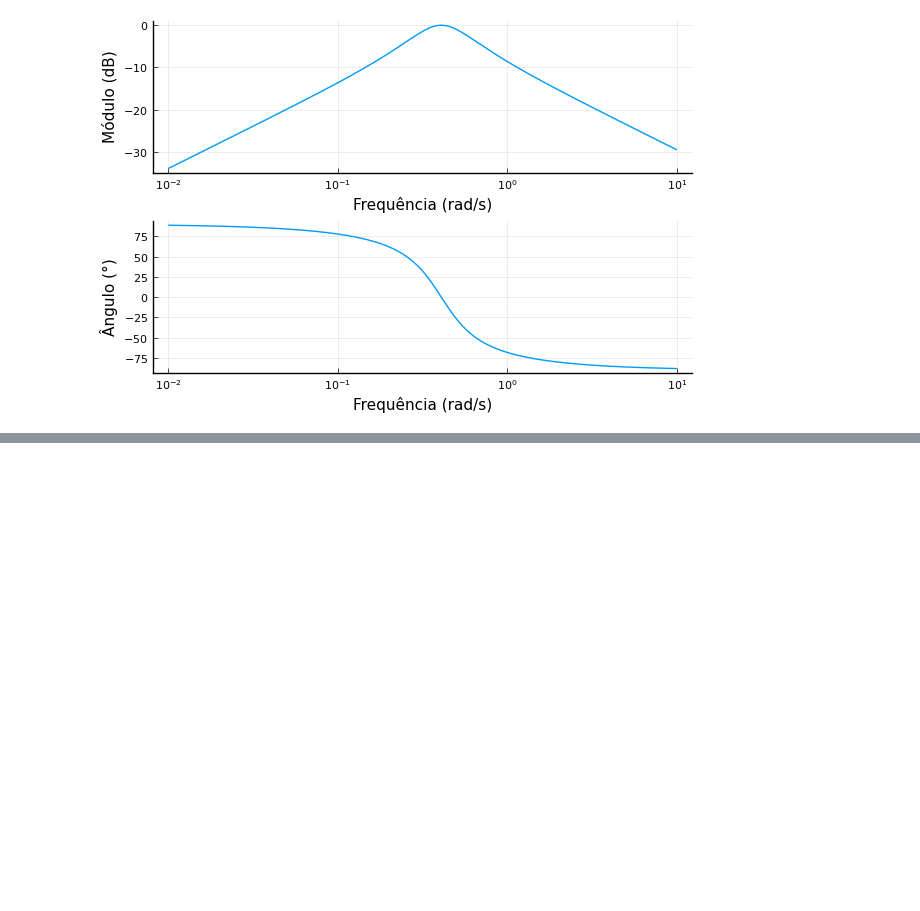
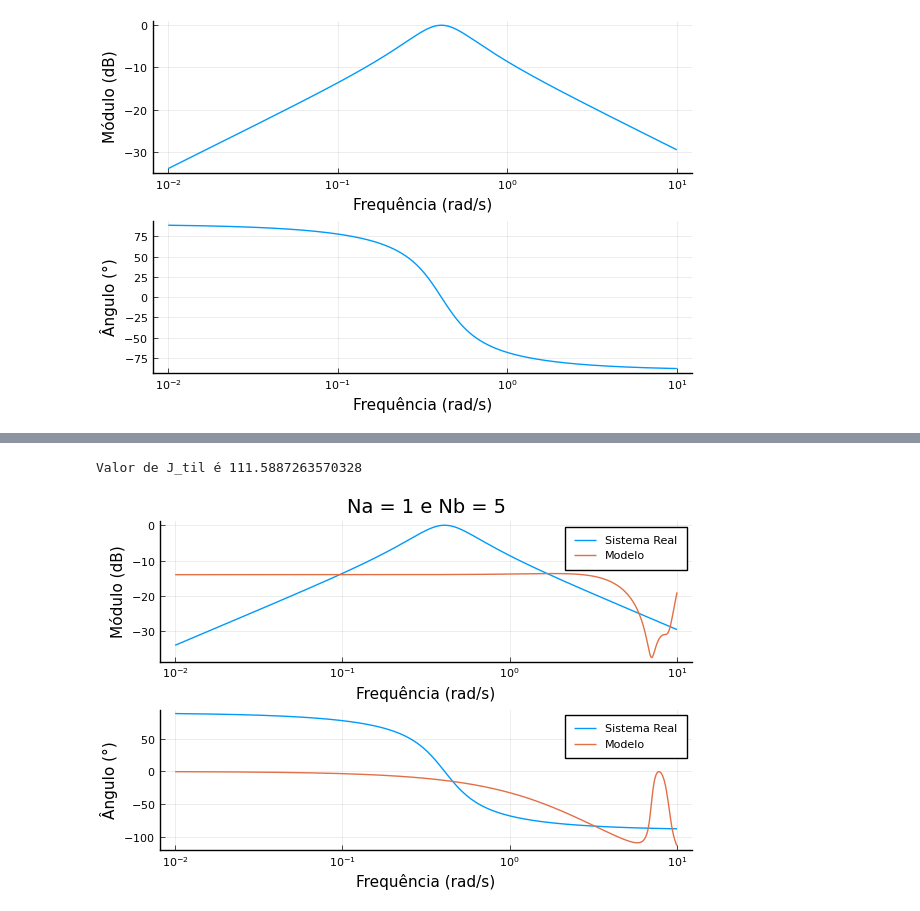
Before and after one commit to Ralubrusto/Practicing-Julia-and-System-Identification, a Jupyter notebook: Ex5/Exercicio5_RafaelStonoga.ipynb, the cells around one changed output, grey strips where cells are left out. Cells and saved outputs as stored; diff of their text form; code cells hidden in the pictures; blank space fills up the shorter version.

```diff
--- a/Ex5/Exercicio5_RafaelStonoga.ipynb
+++ b/Ex5/Exercicio5_RafaelStonoga.ipynb
@@ -69,0 +226,6 @@ plot(plot_mag, plot_pha, layout=(2,1), legend=false)
+# %%
+na, nb = 1, 5
+plota_modelo(na, nb)
+# %% [output]
+Valor de J_til é 111.5887263570328
+[figure, added]
```
Also changed, not shown: parts of 26 cells of this notebook.
